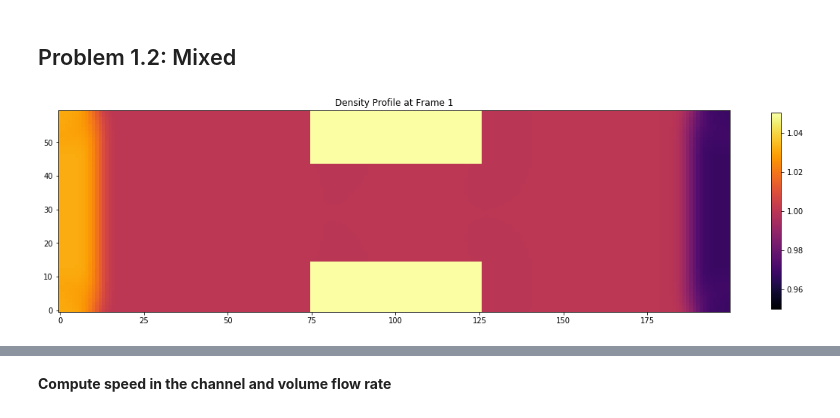
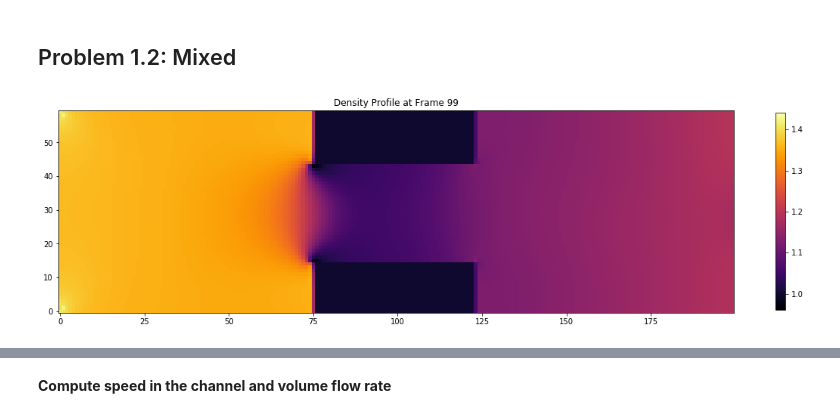
Before and after one commit to iacs-ac290r-2019/homework, a Jupyter notebook: hw2/lbm_7/viz.ipynb, the cells around one changed output, grey strips where cells are left out. Cells and saved outputs as stored; diff of their text form; code cells hidden in the pictures.

```diff
--- a/hw2/lbm_7/viz.ipynb
+++ b/hw2/lbm_7/viz.ipynb
@@ -290,16 +292,16 @@ outdir_mbc = "lbm_mbc_Re001.out/"
 # %%
 # This is for visualizing one frame
 # First number represent frame number
 # Change 0: density, 1: ux, 2: uy, 3: speed
-fr = 1
+fr = 99
 rho=load_file(outdir_mbc, fr)[0]
-rho=channel(rho)
+# rho=channel(rho)
 fig, ax = plt.subplots(figsize=(20,8))
-plt.imshow(rho,cmap=cm.inferno,vmin=0.95,vmax=1.05)
+plt.imshow(rho,cmap=cm.inferno,vmin=0.96,vmax=1.44)
 fig.gca().invert_yaxis()
 plt.colorbar(shrink=0.6)
 plt.title("Density Profile at Frame %i" % fr)
 fig.savefig('../figs/lbm_mbc_rho.png', bbox_inches='tight')
 plt.show()
 # %% [output]
-[figure, old version]
+[figure, new version]
```
Also changed, not shown: parts of 15 cells of this notebook.
